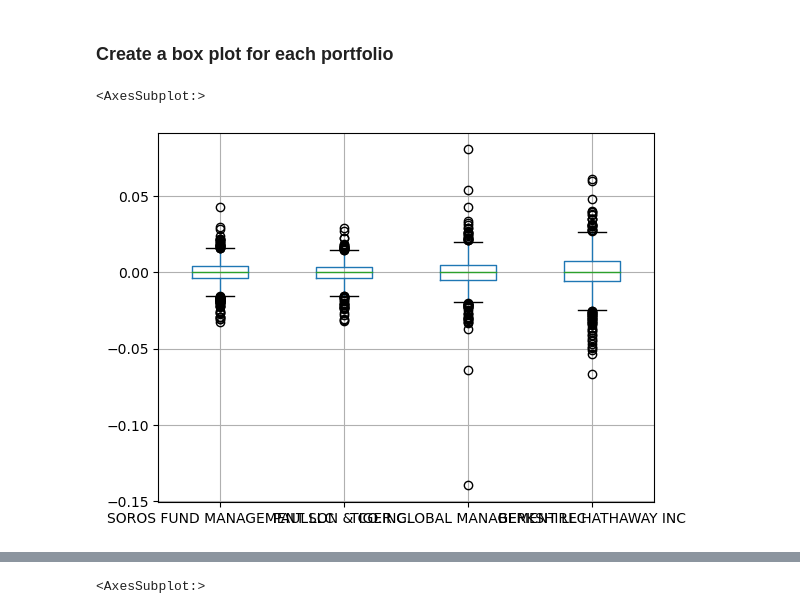
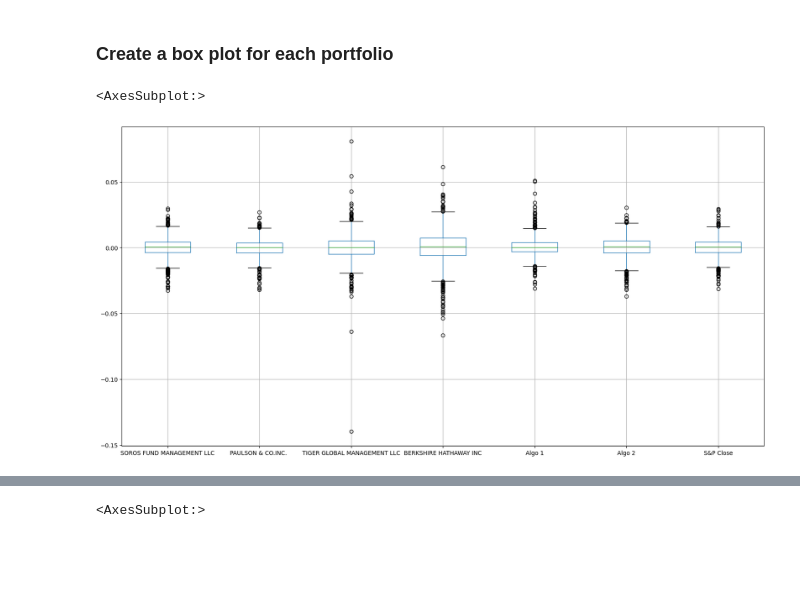
Before and after one commit to dileepadrd/module-4-challenge-algorithmic-trading-strategies, a Jupyter notebook: whale_analysis.ipynb, the cells around one changed output, grey strips where cells are left out. Saved outputs shown, nothing was run; the diff lists cells and outputs as text; code cells hidden in the pictures; blank space fills up the shorter version.

```diff
--- a/whale_analysis.ipynb
+++ b/whale_analysis.ipynb
@@ -181,7 +181,9 @@ sp_df.head()
 ## Combine Whale, Algorithmic, and S&P TSX 60 Returns
 # %%
 # Join Whale Returns, Algorithmic Returns, and the S&P TSX 60 Returns into a single DataFrame with columns for each portfolio's returns.
-con_df = pd.concat([whale_df, algo_df, sp_df], axis="columns", join="inner")
+#Since the S&P csv contains the closing price, it is required to convert the values into daily retunrs
+# Therefore while combining the charts sp_df.pct_change() is used
+con_df = pd.concat([whale_df, algo_df, sp_df.pct_change()], axis="columns", join="inner")
 con_df.head()
 # %% [output]
 |  | SOROS FUND MANAGEMENT LLC | PAULSON & CO.INC. | TIGER GLOBAL MANAGEMENT LLC | BERKSHIRE HATHAWAY INC | Algo 1 | Algo 2 | ... |
@@ -234,7 +236,8 @@ Determine the _risk_ of each portfolio:
 ### Create a box plot for each portfolio
 # %%
 # Box plot to visually show risk
-whale_df.boxplot()
+# box plot for combined plots
+con_df.boxplot(figsize=(20, 10))
 # %% [output]
 <AxesSubplot:>
-[figure, old version]
+[figure, new version]
```
Also changed, not shown: parts of 6 cells of this notebook.
